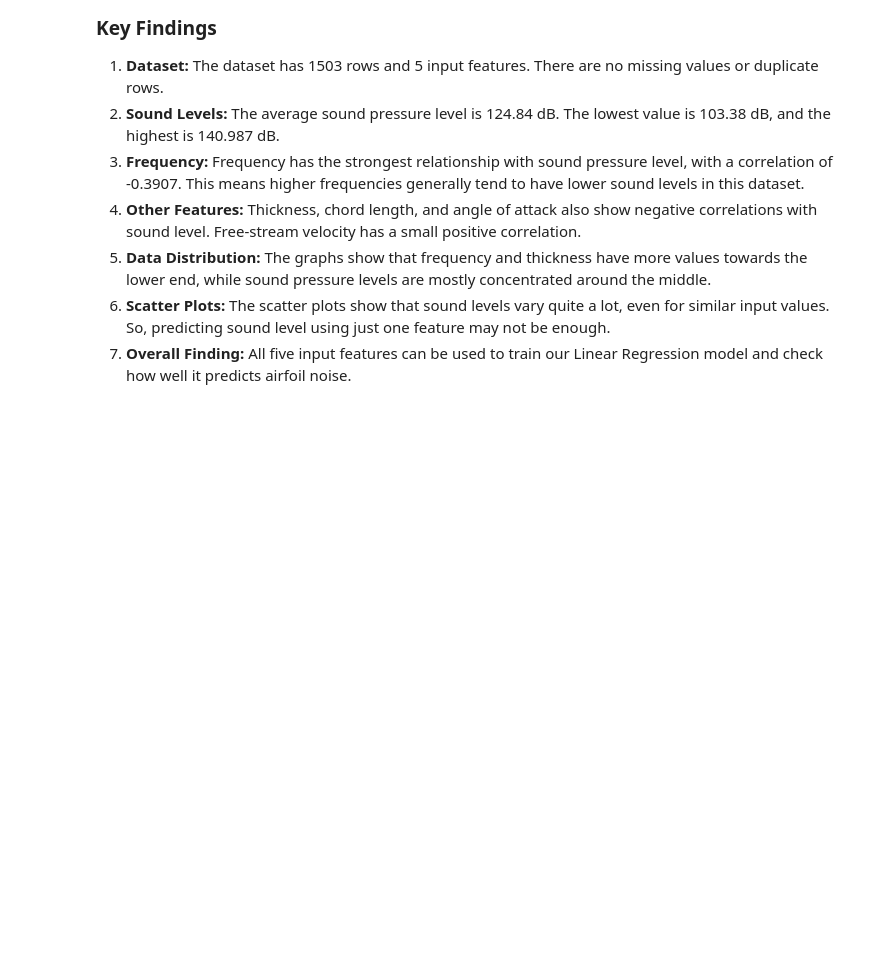
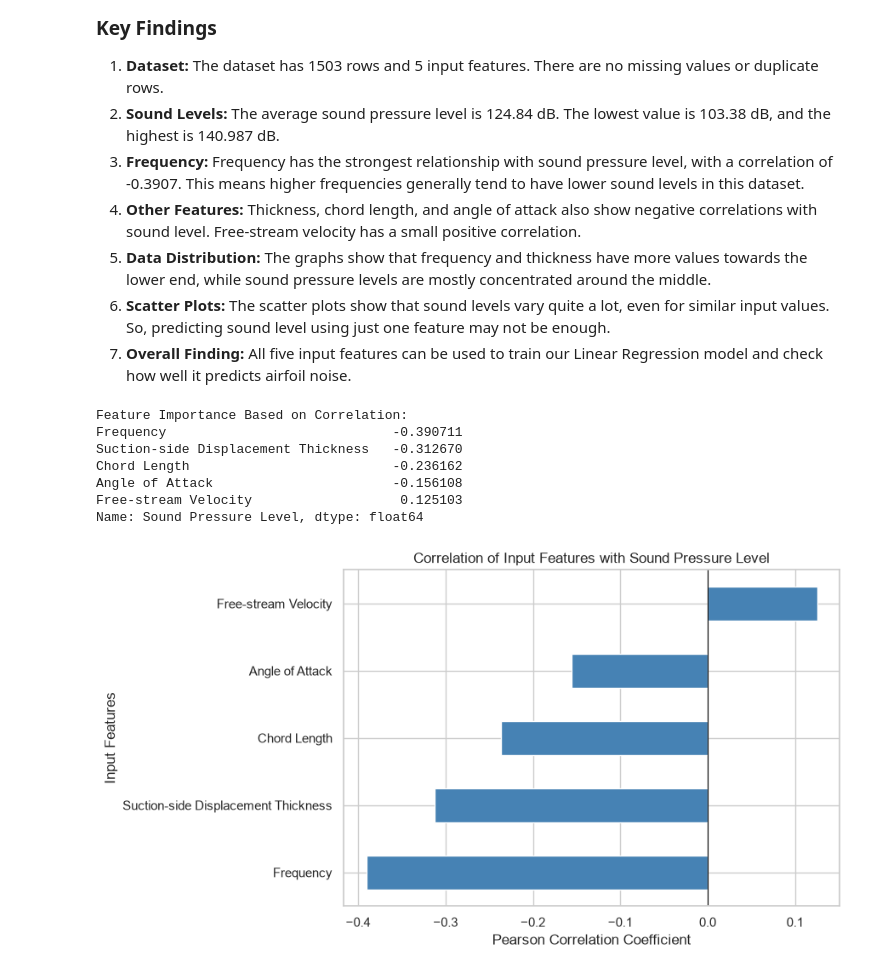
Before and after one commit to ArghyaM-codes/Airfoil-self-noise-prediction, a Jupyter notebook: notebooks/01_eda_akshaj.ipynb, the cells around one changed output. Drawn from its saved outputs; the diff is of its cells as text; code cells hidden in the pictures; blank space fills up the shorter version.

Commit message:
Add feature correlation analysis to EDA notebook

```diff
--- a/notebooks/01_eda_akshaj.ipynb
+++ b/notebooks/01_eda_akshaj.ipynb
@@ -280,3 +280,46 @@ Maximum Sound Pressure Level:
 5. **Data Distribution:** The graphs show that frequency and thickness have more values towards the lower end, while sound pressure levels are mostly concentrated around the middle.
 6. **Scatter Plots:** The scatter plots show that sound levels vary quite a lot, even for similar input values. So, predicting sound level using just one feature may not be enough.
 7. **Overall Finding:** All five input features can be used to train our Linear Regression model and check how well it predicts airfoil noise.
+# %%
+# Rank input features by their correlation with sound pressure level
+
+target = "Sound Pressure Level"
+
+feature_correlations = (
+    df.corr()[target]
+    .drop(target)
+    .sort_values(key=abs, ascending=False)
+)
+
+print("Feature Importance Based on Correlation:")
+print(feature_correlations)
+
+plt.figure(figsize=(9, 5))
+
+feature_correlations.sort_values().plot(
+    kind="barh",
+    color="steelblue"
+)
+
+plt.title("Correlation of Input Features with Sound Pressure Level")
+plt.xlabel("Pearson Correlation Coefficient")
+plt.ylabel("Input Features")
+plt.axvline(0, color="black", linewidth=0.8)
+plt.tight_layout()
+
+plt.savefig(
+    PLOT_DIR / "feature_correlations.png",
+    dpi=300,
+    bbox_inches="tight"
+)
+
+plt.show()
+# %% [output]
+Feature Importance Based on Correlation:
+Frequency                             -0.390711
+Suction-side Displacement Thickness   -0.312670
+Chord Length                          -0.236162
+Angle of Attack                       -0.156108
+Free-stream Velocity                   0.125103
+Name: Sound Pressure Level, dtype: float64
+[figure, added]
```
Also changed, not shown: 1 other file.
